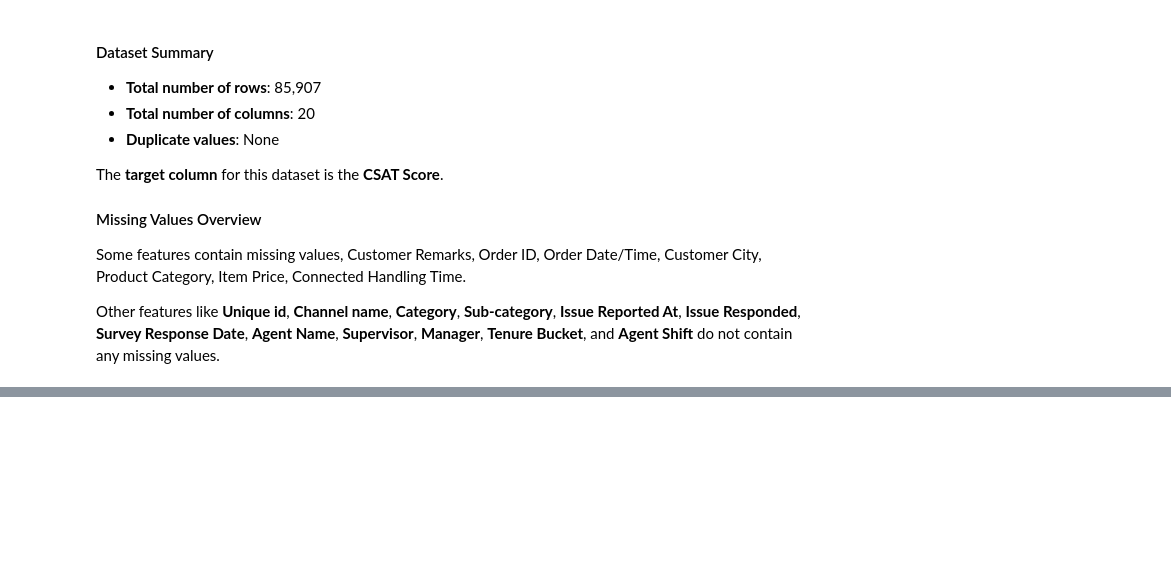
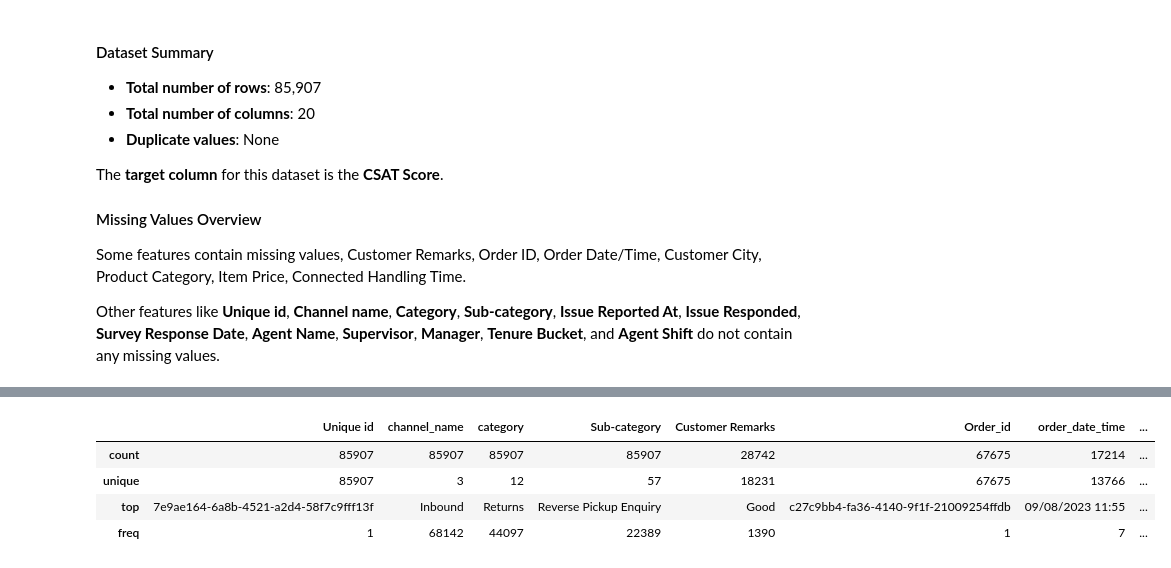
Before and after one commit to Rajesh1505/Capstone_Project_Deep_Learning, a Jupyter notebook: Capstone_Project_Deep_Learning.ipynb, the cells around one changed output, grey strips where cells are left out. Saved outputs shown, nothing was run; the diff lists cells and outputs as text; code cells hidden in the pictures; blank space fills up the shorter version.

```diff
--- a/Capstone_Project_Deep_Learning.ipynb
+++ b/Capstone_Project_Deep_Learning.ipynb
@@ -190,0 +228,8 @@ Other features like **Unique id**, **Channel name**, **Category**, **Sub-categor
+# %%
+customer_support_data.describe(include=['object'])
+# %% [output]
+|  | Unique id | channel_name | category | Sub-category | Customer Remarks | Order_id | order_date_time | ... |
+| count | 85907 | 85907 | 85907 | 85907 | 28742 | 67675 | 17214 | ... |
+| unique | 85907 | 3 | 12 | 57 | 18231 | 67675 | 13766 | ... |
+| top | 7e9ae164-6a8b-4521-a2d4-58f7c9fff13f | Inbound | Returns | Reverse Pickup Enquiry | Good | c27c9bb4-fa36-4140-9f1f-21009254ffdb | 09/08/2023 11:55 | ... |
+| freq | 1 | 68142 | 44097 | 22389 | 1390 | 1 | 7 | ... |
```
Also changed, not shown: parts of 8 cells of this notebook.
